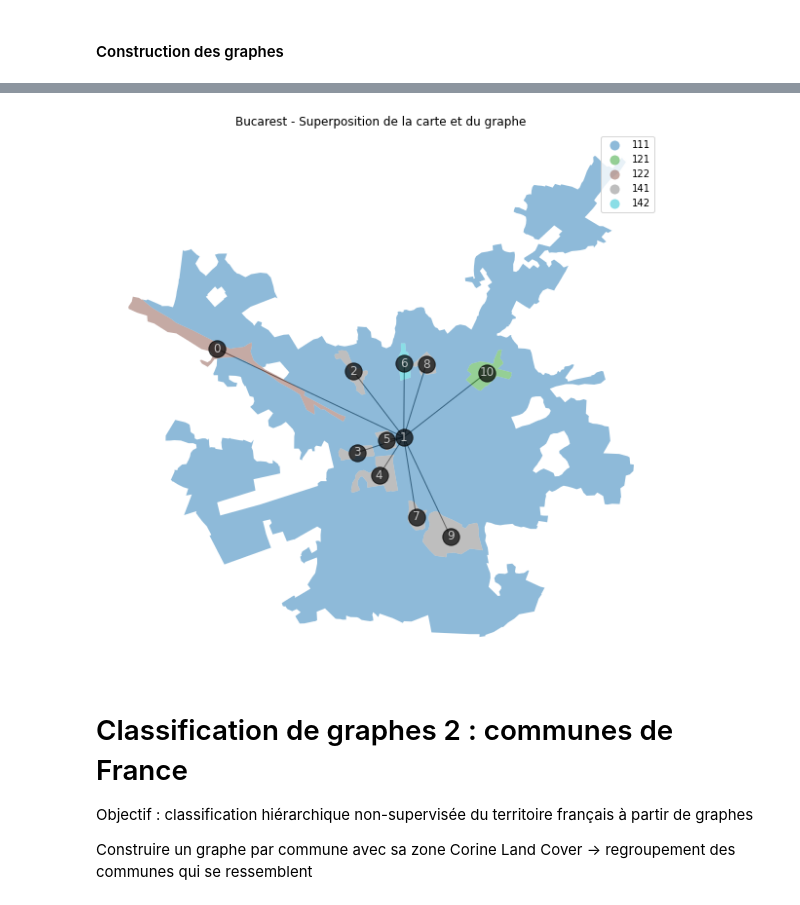
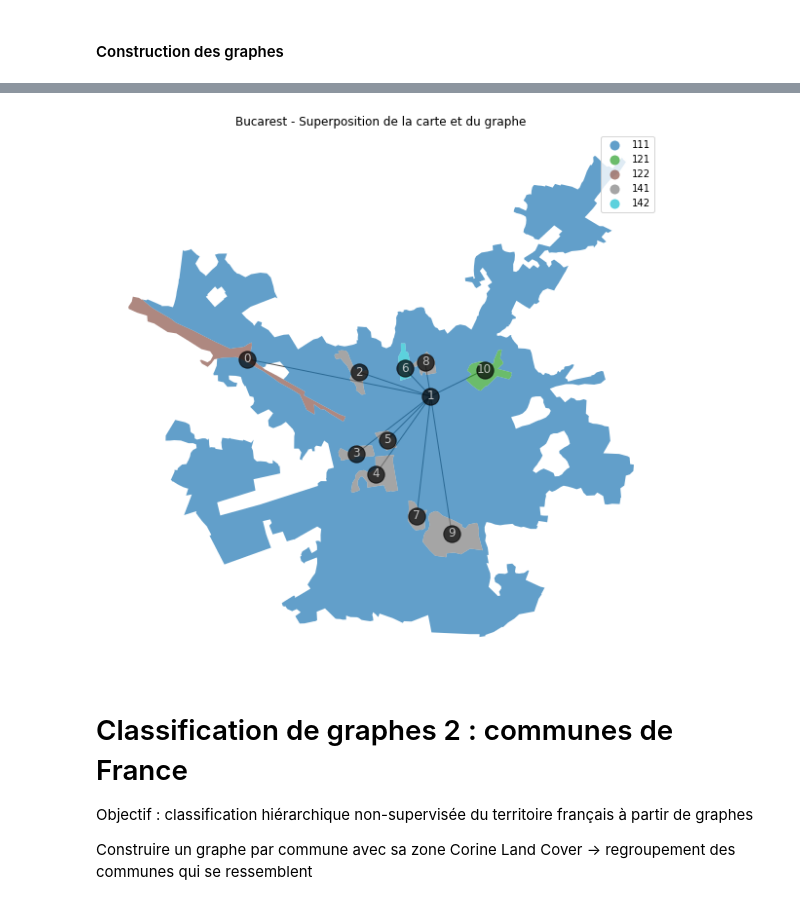
Before and after one commit to massimovenuti/clc-graph-deep-learning, a Jupyter notebook: clc.ipynb, the cells around one changed output, grey strips where cells are left out. Cells and saved outputs as stored; diff of their text form; code cells hidden in the pictures.

```diff
--- a/clc.ipynb
+++ b/clc.ipynb
@@ -806,8 +806,8 @@ class GraphClassDataset(DGLDataset):
             g.edata['greatest_border'] = torch.from_numpy(edges_of_id.greatest_border.to_numpy())
             g.edata['nb_borders'] = torch.from_numpy(edges_of_id.nb_borders.to_numpy())
 
-            centroids = data.centroid  # pour la visualisation
-            g.ndata['pos'] = torch.as_tensor(list(zip(centroids.geometry.x, centroids.geometry.y)))
+            points = data.representative_point()  # pour la visualisation
+            g.ndata['pos'] = torch.as_tensor(list(zip(points.geometry.x, points.geometry.y)))
 
             self.graphs.append(g)
             self.labels.append(label)
@@ -826,21 +826,21 @@ graph_class_dataset = GraphClassDataset("data/capitales-campagnes/graph_edges.cs
 # %%
 g, label = graph_class_dataset[6]
 
 g_nx = dgl.to_networkx(g, node_attrs=g.ndata.keys(), edge_attrs=g.edata.keys()).to_undirected()
 pos = nx.get_node_attributes(g_nx, 'pos')
 for key in pos:
     pos[key] = tuple(pos[key].tolist())
 
 gdf = gpd.read_file("data/capitales-campagnes/data.gpkg", layer=label)
 gdf["Code_18"] = gdf["Code_18"].astype(str)
 
 f, ax = plt.subplots(figsize=(20, 10))
 plt.title(f"{label} - Superposition de la carte et du graphe")
 nx.draw(g_nx, pos=pos, with_labels=True, ax=ax, alpha=0.7, node_color=[(0, 0, 0, 0.5)], font_color="white")
-gdf.plot("Code_18", legend=True, alpha=0.5, ax=ax)
+gdf.plot("Code_18", legend=True, alpha=0.7, ax=ax)
 plt.show()
 # %% [output]
-[figure, old version]
+[figure, new version]
 # %%
 ## graphviz
 # path = './a.out.png'
```
Also changed, not shown: parts of 31 cells of this notebook, 5 other files.
